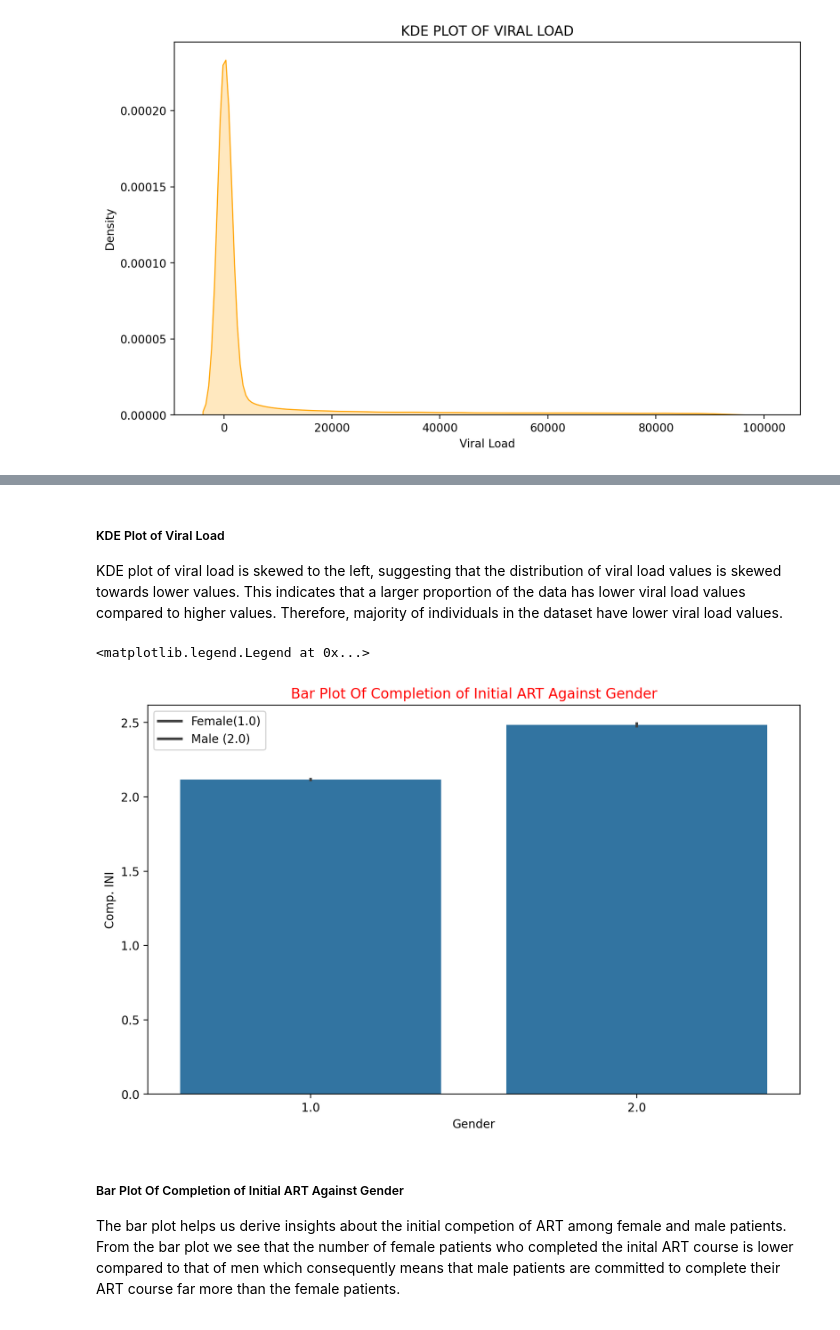
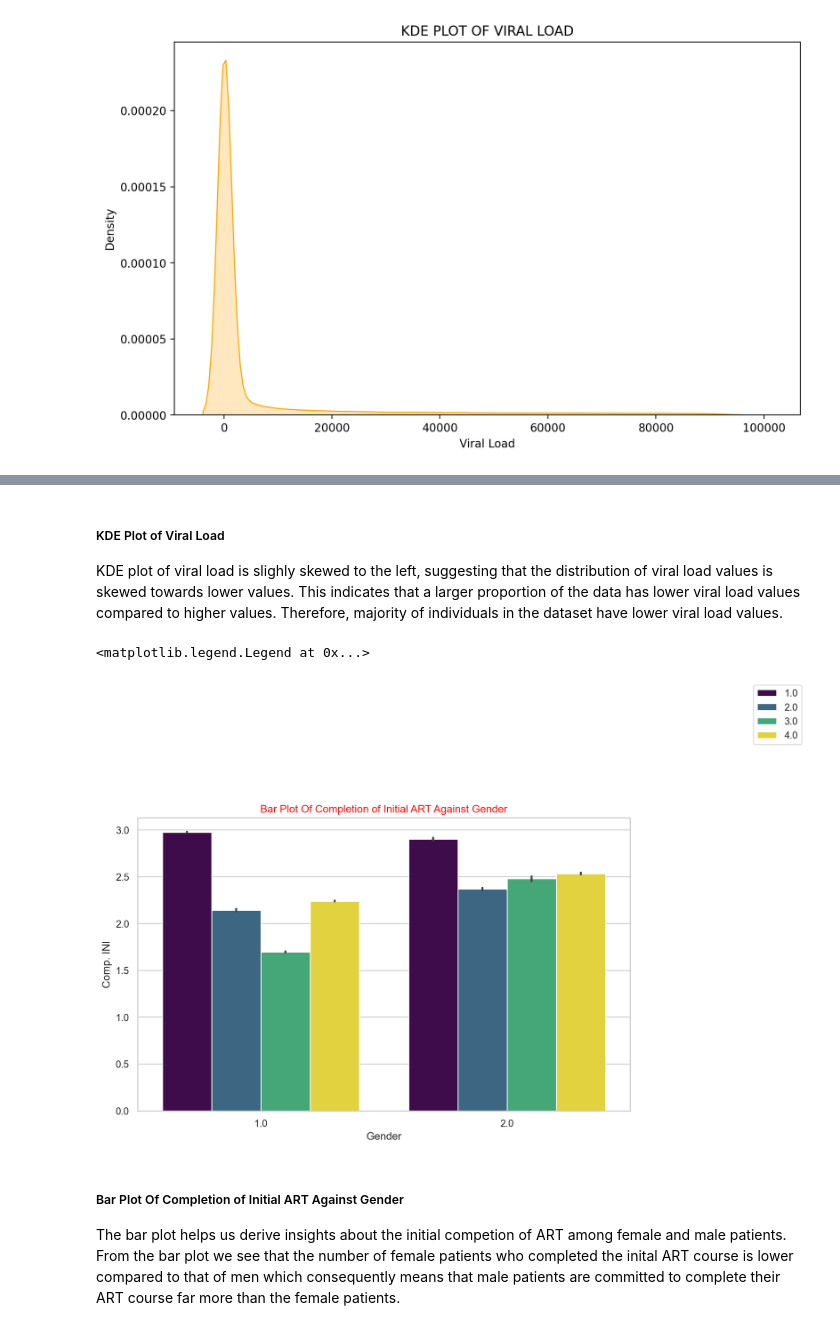
Before and after one commit to Philipmwasi/Patient-Risk-Stratification, a Jupyter notebook: Untitled.ipynb, the cells around one changed output, grey strips where cells are left out. Cells and saved outputs as stored; diff of their text form; code cells hidden in the pictures.

```diff
--- a/Untitled.ipynb
+++ b/Untitled.ipynb
@@ -153,16 +208,18 @@ Text(0.5, 0, 'Viral Load')
 # %% [markdown]
 ##### KDE Plot of Viral Load
-KDE plot of viral load is skewed to the left, suggesting that the distribution of viral load values is skewed towards lower values. This indicates that a larger proportion of the data has lower viral load values compared to higher values.
+KDE plot of viral load is slighly skewed to the left, suggesting that the distribution of viral load values is skewed towards lower values. This indicates that a larger proportion of the data has lower viral load values compared to higher values.
 Therefore, majority of individuals in the dataset have lower viral load values.
 # %%
-# We want to explore the level of completion of the initial ART based on the gender of the patient.
+# We want to explore the level of completion of the initial ART based on the gender of the patient and group them according to the ethnic groups that thay come from.
+
 fig, ax = plt.subplots(figsize= (10,6), dpi = 200)
-sns.barplot(y= df['Comp. INI'], x=df['Gender'], data=df)
+
+sns.barplot(y= df['Comp. INI'], x=df['Gender'], data=df, hue = 'Ethnic', palette = 'viridis')
 ax.set_title('Bar Plot Of Completion of Initial ART Against Gender', color='red')
-plt.legend(['Female(1.0)', 'Male (2.0)'])
+ax.legend(loc = (1.25,1.25))
 # %% [output]
 <matplotlib.legend.Legend at 0x...>
-[figure, old version]
+[figure, new version]
 # %% [markdown]
 ##### Bar Plot Of Completion of Initial ART Against Gender
 The bar plot helps us derive insights about the initial competion of ART among female and male patients.
```
Also changed, not shown: parts of 19 cells of this notebook, 1 other file.
